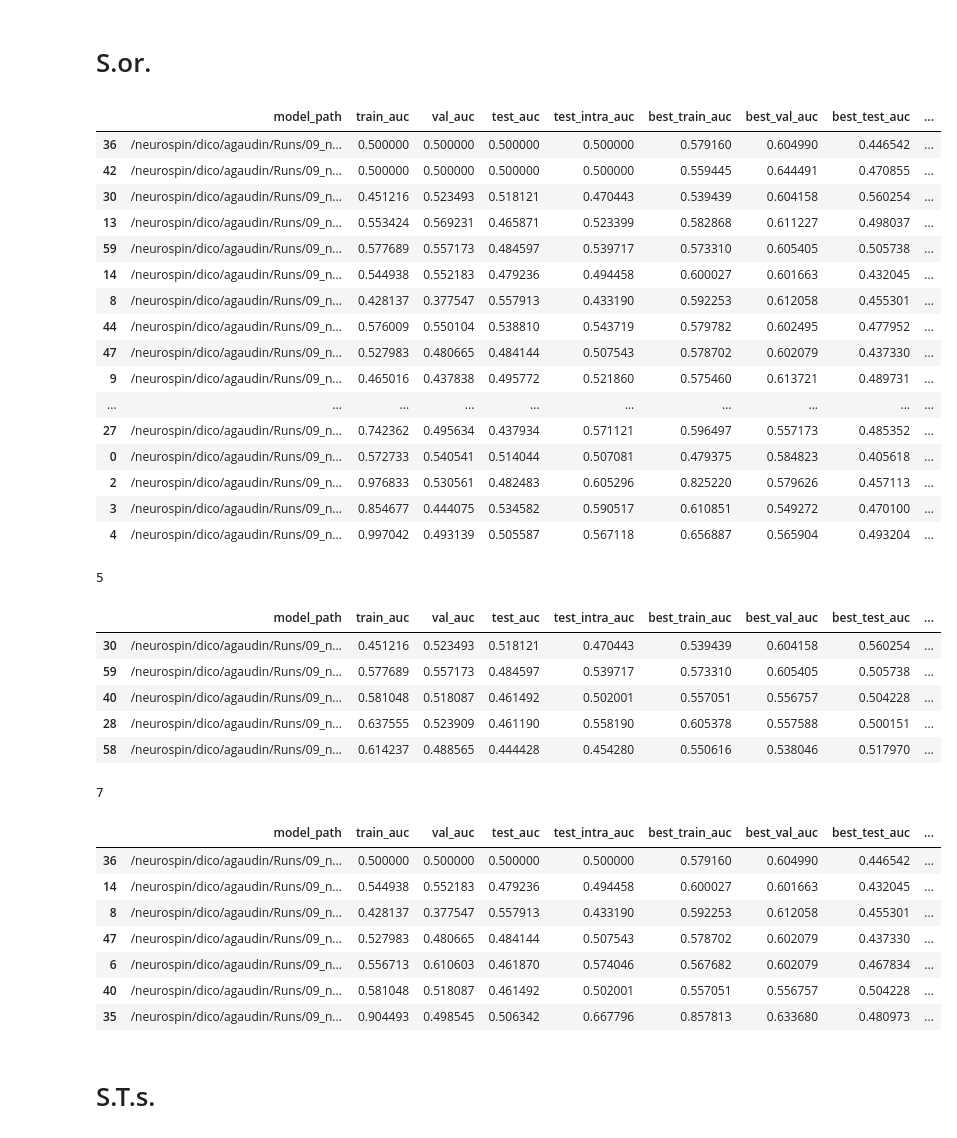
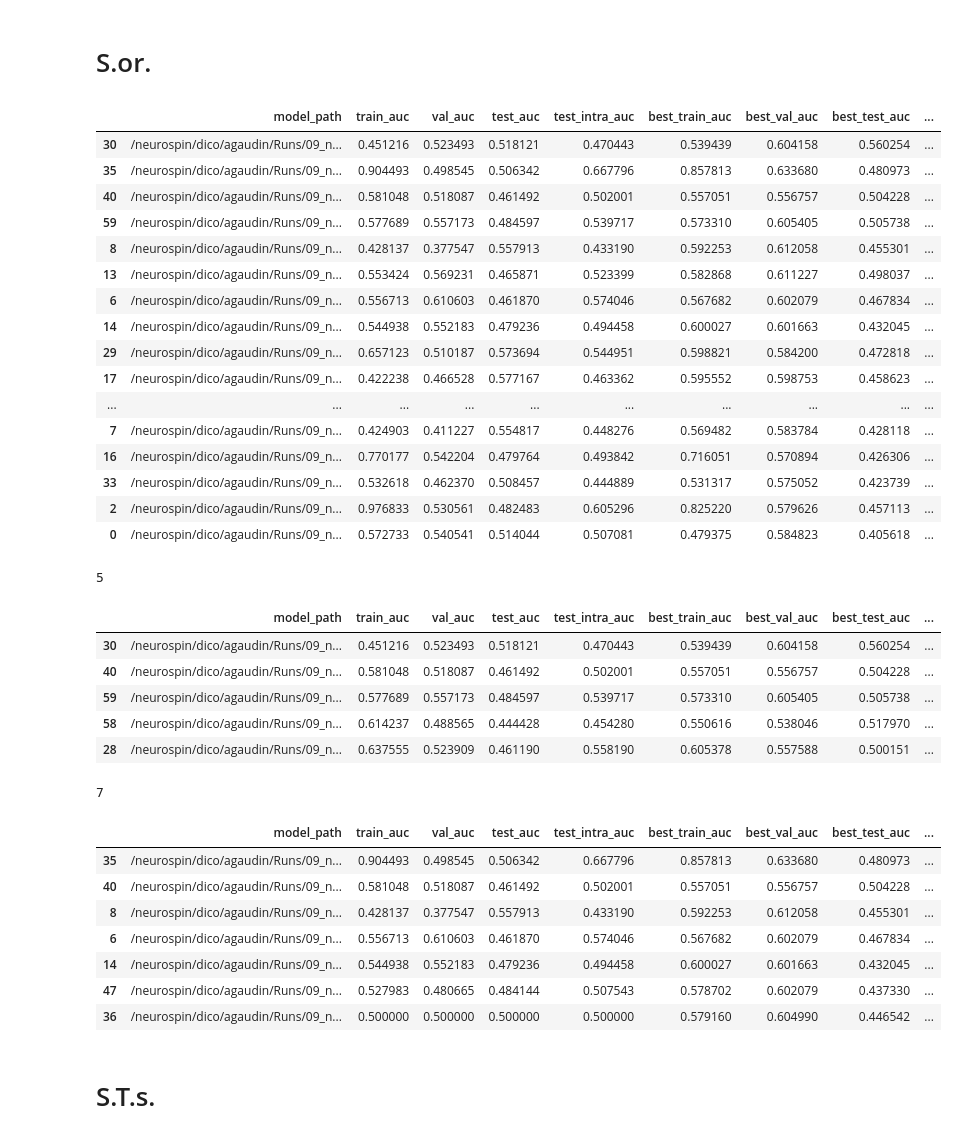
Before and after one commit to neurospin-projects/2023_agaudin_jchavas_folding_supervised, a Jupyter notebook: contrastive/notebooks/wandb_grid_searches/region_comparison.ipynb, the cells around one changed output. Saved outputs shown, nothing was run; the diff lists cells and outputs as text; code cells hidden in the pictures.

```diff
--- a/contrastive/notebooks/wandb_grid_searches/region_comparison.ipynb
+++ b/contrastive/notebooks/wandb_grid_searches/region_comparison.ipynb
@@ -5,8 +5,8 @@ import matplotlib.pyplot as plt
 import seaborn as sns
 # %%
 def gs_crit_full(df):
-    overfit = np.abs(df.train_auc-df.val_auc) + np.abs(df.train_auc-df.test_auc) + \
-              np.abs(df.train_auc-df.test_intra_auc)
+    overfit = np.abs(df.best_train_auc-df.best_val_auc) + np.abs(df.best_train_auc-df.best_test_auc) + \
+              np.abs(df.best_train_auc-df.best_test_intra_auc)
     best_perf = 1-df.best_train_auc + 1-df.best_val_auc + 1-df.best_test_intra_auc + \
                 1-df.best_test_auc
 
@@ -16,32 +16,32 @@ def gs_crit_full(df):
 # %%
 bdd_sor = pd.read_csv("/neurospin/dico/agaudin/Runs/09_new_repo/Output/grid_searches/step2/S.or./bdd_Sor_both.csv", index_col=0)
 
-bdd_sor['crit'] = gs_crit_full(bdd_sor)
+bdd_sor['best_crit'] = gs_crit_full(bdd_sor)
 bdd_sor['min_best_perf'] = bdd_sor[['best_train_auc', 'best_val_auc', 'best_test_intra_auc', 'best_test_auc']].apply(min, axis=1)
 bdd_sor['min_best_intra'] = bdd_sor[['best_train_auc', 'best_val_auc', 'best_test_intra_auc']].apply(min, axis=1)
 
 # sort by criterion
-bdd_sor.sort_values(by='crit', inplace=True)
+bdd_sor.sort_values(by='best_crit', inplace=True)
 
 bdd_sor
 # %% [output]
 |  | model_path | train_auc | val_auc | test_auc | test_intra_auc | best_train_auc | best_val_auc | best_test_auc | ... |
-| 36 | /neurospin/dico/agaudin/Runs/09_n... | 0.500000 | 0.500000 | 0.500000 | 0.500000 | 0.579160 | 0.604990 | 0.446542 | ... |
-| 42 | /neurospin/dico/agaudin/Runs/09_n... | 0.500000 | 0.500000 | 0.500000 | 0.500000 | 0.559445 | 0.644491 | 0.470855 | ... |
 | 30 | /neurospin/dico/agaudin/Runs/09_n... | 0.451216 | 0.523493 | 0.518121 | 0.470443 | 0.539439 | 0.604158 | 0.560254 | ... |
+| 35 | /neurospin/dico/agaudin/Runs/09_n... | 0.904493 | 0.498545 | 0.506342 | 0.667796 | 0.857813 | 0.633680 | 0.480973 | ... |
+| 40 | /neurospin/dico/agaudin/Runs/09_n... | 0.581048 | 0.518087 | 0.461492 | 0.502001 | 0.557051 | 0.556757 | 0.504228 | ... |
+| 59 | /neurospin/dico/agaudin/Runs/09_n... | 0.577689 | 0.557173 | 0.484597 | 0.539717 | 0.573310 | 0.605405 | 0.505738 | ... |
+| 8 | /neurospin/dico/agaudin/Runs/09_n... | 0.428137 | 0.377547 | 0.557913 | 0.433190 | 0.592253 | 0.612058 | 0.455301 | ... |
 | 13 | /neurospin/dico/agaudin/Runs/09_n... | 0.553424 | 0.569231 | 0.465871 | 0.523399 | 0.582868 | 0.611227 | 0.498037 | ... |
-| 59 | /neurospin/dico/agaudin/Runs/09_n... | 0.577689 | 0.557173 | 0.484597 | 0.539717 | 0.573310 | 0.605405 | 0.505738 | ... |
+| 6 | /neurospin/dico/agaudin/Runs/09_n... | 0.556713 | 0.610603 | 0.461870 | 0.574046 | 0.567682 | 0.602079 | 0.467834 | ... |
 | 14 | /neurospin/dico/agaudin/Runs/09_n... | 0.544938 | 0.552183 | 0.479236 | 0.494458 | 0.600027 | 0.601663 | 0.432045 | ... |
-| 8 | /neurospin/dico/agaudin/Runs/09_n... | 0.428137 | 0.377547 | 0.557913 | 0.433190 | 0.592253 | 0.612058 | 0.455301 | ... |
-| 44 | /neurospin/dico/agaudin/Runs/09_n... | 0.576009 | 0.550104 | 0.538810 | 0.543719 | 0.579782 | 0.602495 | 0.477952 | ... |
-| 47 | /neurospin/dico/agaudin/Runs/09_n... | 0.527983 | 0.480665 | 0.484144 | 0.507543 | 0.578702 | 0.602079 | 0.437330 | ... |
-| 9 | /neurospin/dico/agaudin/Runs/09_n... | 0.465016 | 0.437838 | 0.495772 | 0.521860 | 0.575460 | 0.613721 | 0.489731 | ... |
+| 29 | /neurospin/dico/agaudin/Runs/09_n... | 0.657123 | 0.510187 | 0.573694 | 0.544951 | 0.598821 | 0.584200 | 0.472818 | ... |
+| 17 | /neurospin/dico/agaudin/Runs/09_n... | 0.422238 | 0.466528 | 0.577167 | 0.463362 | 0.595552 | 0.598753 | 0.458623 | ... |
 | ... | ... | ... | ... | ... | ... | ... | ... | ... | ... |
-| 27 | /neurospin/dico/agaudin/Runs/09_n... | 0.742362 | 0.495634 | 0.437934 | 0.571121 | 0.596497 | 0.557173 | 0.485352 | ... |
+| 7 | /neurospin/dico/agaudin/Runs/09_n... | 0.424903 | 0.411227 | 0.554817 | 0.448276 | 0.569482 | 0.583784 | 0.428118 | ... |
+| 16 | /neurospin/dico/agaudin/Runs/09_n... | 0.770177 | 0.542204 | 0.479764 | 0.493842 | 0.716051 | 0.570894 | 0.426306 | ... |
+| 33 | /neurospin/dico/agaudin/Runs/09_n... | 0.532618 | 0.462370 | 0.508457 | 0.444889 | 0.531317 | 0.575052 | 0.423739 | ... |
+| 2 | /neurospin/dico/agaudin/Runs/09_n... | 0.976833 | 0.530561 | 0.482483 | 0.605296 | 0.825220 | 0.579626 | 0.457113 | ... |
 | 0 | /neurospin/dico/agaudin/Runs/09_n... | 0.572733 | 0.540541 | 0.514044 | 0.507081 | 0.479375 | 0.584823 | 0.405618 | ... |
-| 2 | /neurospin/dico/agaudin/Runs/09_n... | 0.976833 | 0.530561 | 0.482483 | 0.605296 | 0.825220 | 0.579626 | 0.457113 | ... |
-| 3 | /neurospin/dico/agaudin/Runs/09_n... | 0.854677 | 0.444075 | 0.534582 | 0.590517 | 0.610851 | 0.549272 | 0.470100 | ... |
-| 4 | /neurospin/dico/agaudin/Runs/09_n... | 0.997042 | 0.493139 | 0.505587 | 0.567118 | 0.656887 | 0.565904 | 0.493204 | ... |
 # %%
 print(bdd_sor[bdd_sor.min_best_perf >= 0.5].shape[0])
 bdd_sor[bdd_sor.min_best_perf >= 0.5]
@@ -49,23 +49,23 @@ bdd_sor[bdd_sor.min_best_perf >= 0.5]
 5
 |  | model_path | train_auc | val_auc | test_auc | test_intra_auc | best_train_auc | best_val_auc | best_test_auc | ... |
 | 30 | /neurospin/dico/agaudin/Runs/09_n... | 0.451216 | 0.523493 | 0.518121 | 0.470443 | 0.539439 | 0.604158 | 0.560254 | ... |
+| 40 | /neurospin/dico/agaudin/Runs/09_n... | 0.581048 | 0.518087 | 0.461492 | 0.502001 | 0.557051 | 0.556757 | 0.504228 | ... |
 | 59 | /neurospin/dico/agaudin/Runs/09_n... | 0.577689 | 0.557173 | 0.484597 | 0.539717 | 0.573310 | 0.605405 | 0.505738 | ... |
-| 40 | /neurospin/dico/agaudin/Runs/09_n... | 0.581048 | 0.518087 | 0.461492 | 0.502001 | 0.557051 | 0.556757 | 0.504228 | ... |
+| 58 | /neurospin/dico/agaudin/Runs/09_n... | 0.614237 | 0.488565 | 0.444428 | 0.454280 | 0.550616 | 0.538046 | 0.517970 | ... |
 | 28 | /neurospin/dico/agaudin/Runs/09_n... | 0.637555 | 0.523909 | 0.461190 | 0.558190 | 0.605378 | 0.557588 | 0.500151 | ... |
-| 58 | /neurospin/dico/agaudin/Runs/09_n... | 0.614237 | 0.488565 | 0.444428 | 0.454280 | 0.550616 | 0.538046 | 0.517970 | ... |
 # %%
 print(bdd_sor[bdd_sor.min_best_intra >= 0.55].shape[0])
 bdd_sor[bdd_sor.min_best_intra >= 0.55]
 # %% [output]
 7
 |  | model_path | train_auc | val_auc | test_auc | test_intra_auc | best_train_auc | best_val_auc | best_test_auc | ... |
+| 35 | /neurospin/dico/agaudin/Runs/09_n... | 0.904493 | 0.498545 | 0.506342 | 0.667796 | 0.857813 | 0.633680 | 0.480973 | ... |
+| 40 | /neurospin/dico/agaudin/Runs/09_n... | 0.581048 | 0.518087 | 0.461492 | 0.502001 | 0.557051 | 0.556757 | 0.504228 | ... |
+| 8 | /neurospin/dico/agaudin/Runs/09_n... | 0.428137 | 0.377547 | 0.557913 | 0.433190 | 0.592253 | 0.612058 | 0.455301 | ... |
+| 6 | /neurospin/dico/agaudin/Runs/09_n... | 0.556713 | 0.610603 | 0.461870 | 0.574046 | 0.567682 | 0.602079 | 0.467834 | ... |
+| 14 | /neurospin/dico/agaudin/Runs/09_n... | 0.544938 | 0.552183 | 0.479236 | 0.494458 | 0.600027 | 0.601663 | 0.432045 | ... |
+| 47 | /neurospin/dico/agaudin/Runs/09_n... | 0.527983 | 0.480665 | 0.484144 | 0.507543 | 0.578702 | 0.602079 | 0.437330 | ... |
 | 36 | /neurospin/dico/agaudin/Runs/09_n... | 0.500000 | 0.500000 | 0.500000 | 0.500000 | 0.579160 | 0.604990 | 0.446542 | ... |
-| 14 | /neurospin/dico/agaudin/Runs/09_n... | 0.544938 | 0.552183 | 0.479236 | 0.494458 | 0.600027 | 0.601663 | 0.432045 | ... |
-| 8 | /neurospin/dico/agaudin/Runs/09_n... | 0.428137 | 0.377547 | 0.557913 | 0.433190 | 0.592253 | 0.612058 | 0.455301 | ... |
-| 47 | /neurospin/dico/agaudin/Runs/09_n... | 0.527983 | 0.480665 | 0.484144 | 0.507543 | 0.578702 | 0.602079 | 0.437330 | ... |
-| 6 | /neurospin/dico/agaudin/Runs/09_n... | 0.556713 | 0.610603 | 0.461870 | 0.574046 | 0.567682 | 0.602079 | 0.467834 | ... |
-| 40 | /neurospin/dico/agaudin/Runs/09_n... | 0.581048 | 0.518087 | 0.461492 | 0.502001 | 0.557051 | 0.556757 | 0.504228 | ... |
-| 35 | /neurospin/dico/agaudin/Runs/09_n... | 0.904493 | 0.498545 | 0.506342 | 0.667796 | 0.857813 | 0.633680 | 0.480973 | ... |
 # %% [markdown]
 # S.T.s.
 # %%
```
Also changed, not shown: parts of 5 cells of this notebook, 3 other files.
